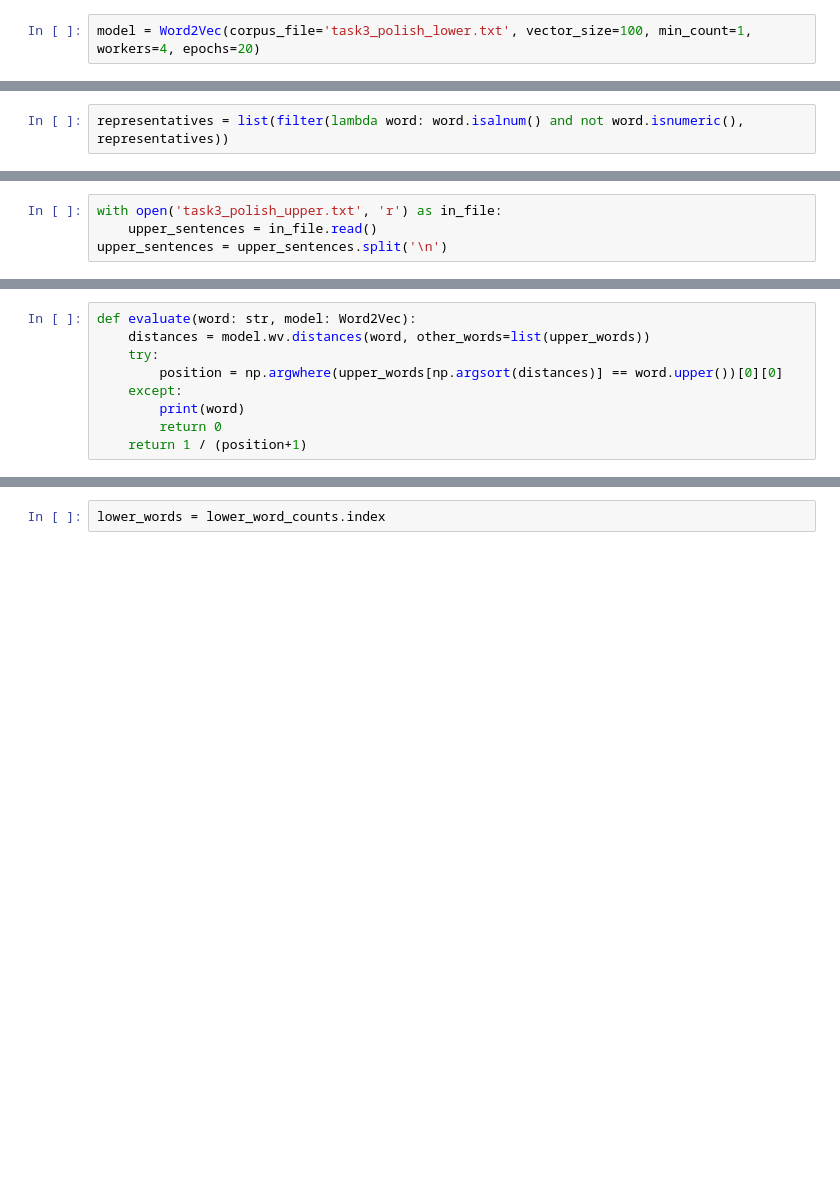
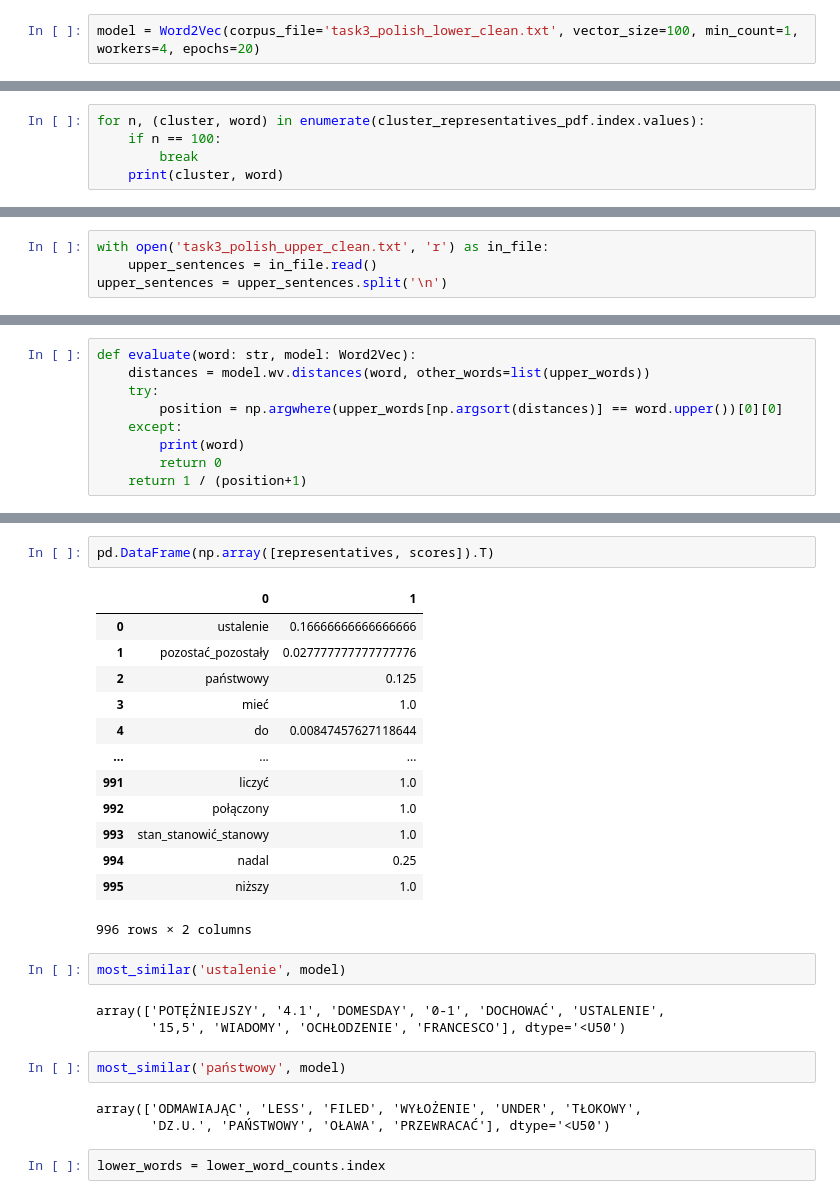
Before and after one commit to AdrianUrbanski/NLP, a Jupyter notebook: assignment4/assigment4.ipynb, the cells around one changed output, grey strips where cells are left out. Saved outputs shown, nothing was run; the diff lists cells and outputs as text; blank space fills up the shorter version.

Commit message:
Update outputs for tasks 1 and 2, add basic cleaning for task 3

```diff
--- a/assignment4/assigment4.ipynb
+++ b/assignment4/assigment4.ipynb
@@ -334,7 +447,7 @@ lower_sentences = lower_sentences.split('\n')
 # %%
 lower_word_counts = pd.Series(lower_sentences).apply(lambda sentence: str(sentence).split(' ')).explode().value_counts()
 # %%
-model = Word2Vec(corpus_file='task3_polish_lower.txt', vector_size=100, min_count=1, workers=4, epochs=20)
+model = Word2Vec(corpus_file='task3_polish_lower_clean.txt', vector_size=100, min_count=1, workers=4, epochs=20)
 # %%
 task3_wv = model.wv
 
@@ -393,0 +488,5 @@ cluster_representatives_pdf
+# %%
+for n, (cluster, word) in enumerate(cluster_representatives_pdf.index.values):
+    if n == 100:
+        break
+    print(cluster, word)
@@ -394,4 +511,2 @@ cluster_representatives_pdf
 # %%
 representatives = [idx[1] for idx in cluster_representatives_pdf.index]
-# %%
-representatives = list(filter(lambda word: word.isalnum() and not word.isnumeric(), representatives))
@@ -416,7 +531,7 @@ with open('task3_lower_to_upper.txt', 'w') as out_file:
                     sentence_words[idx] = word.upper()
             out_file.write(' '.join(sentence_words) + '\n')
 # %%
-with open('task3_polish_upper.txt', 'r') as in_file:
+with open('task3_polish_upper_clean.txt', 'r') as in_file:
     upper_sentences = in_file.read()
 upper_sentences = upper_sentences.split('\n')
 # %%
@@ -471,3 +591,29 @@ print(np.mean(scores))
+# %%
+pd.DataFrame(np.array([representatives, scores]).T)
+# %% [output]
+|  | 0 | 1 |
+| 0 | ustalenie | 0.16666666666666666 |
+| 1 | pozostać_pozostały | 0.027777777777777776 |
+| 2 | państwowy | 0.125 |
+| 3 | mieć | 1.0 |
+| 4 | do | 0.00847457627118644 |
+| ... | ... | ... |
+| 991 | liczyć | 1.0 |
+| 992 | połączony | 1.0 |
+| 993 | stan_stanowić_stanowy | 1.0 |
+| 994 | nadal | 0.25 |
+| 995 | niższy | 1.0 |
+996 rows × 2 columns
+# %%
+most_similar('ustalenie', model)
+# %% [output]
+array(['POTĘŻNIEJSZY', '4.1', 'DOMESDAY', '0-1', 'DOCHOWAĆ', 'USTALENIE',
+       '15,5', 'WIADOMY', 'OCHŁODZENIE', 'FRANCESCO'], dtype='<U50')
+# %%
+most_similar('państwowy', model)
+# %% [output]
+array(['ODMAWIAJĄC', 'LESS', 'FILED', 'WYŁOŻENIE', 'UNDER', 'TŁOKOWY',
+       'DZ.U.', 'PAŃSTWOWY', 'OŁAWA', 'PRZEWRACAĆ'], dtype='<U50')
 # %%
 lower_words = lower_word_counts.index
 # %%
```
Also changed, not shown: parts of 23 cells of this notebook.
